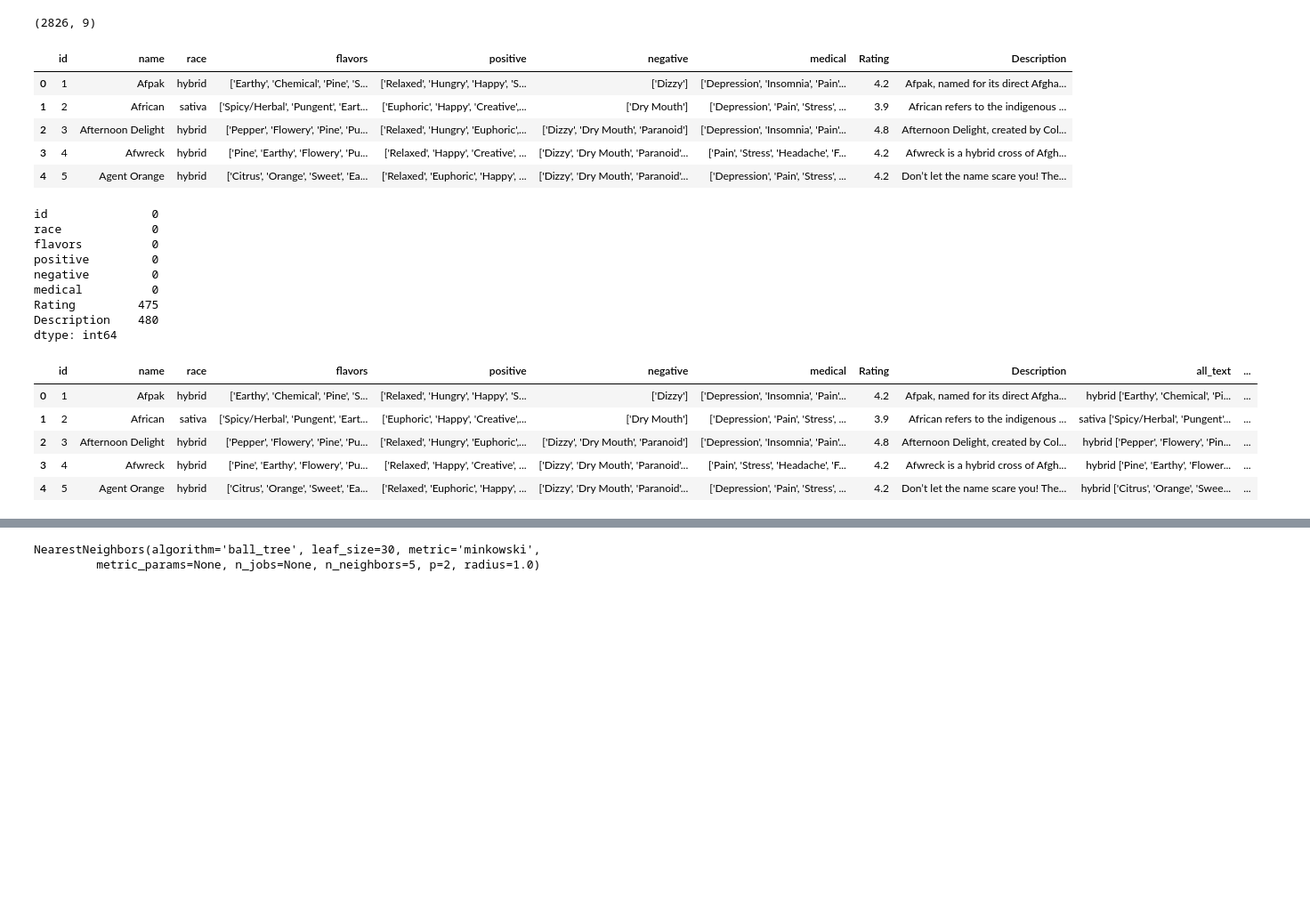
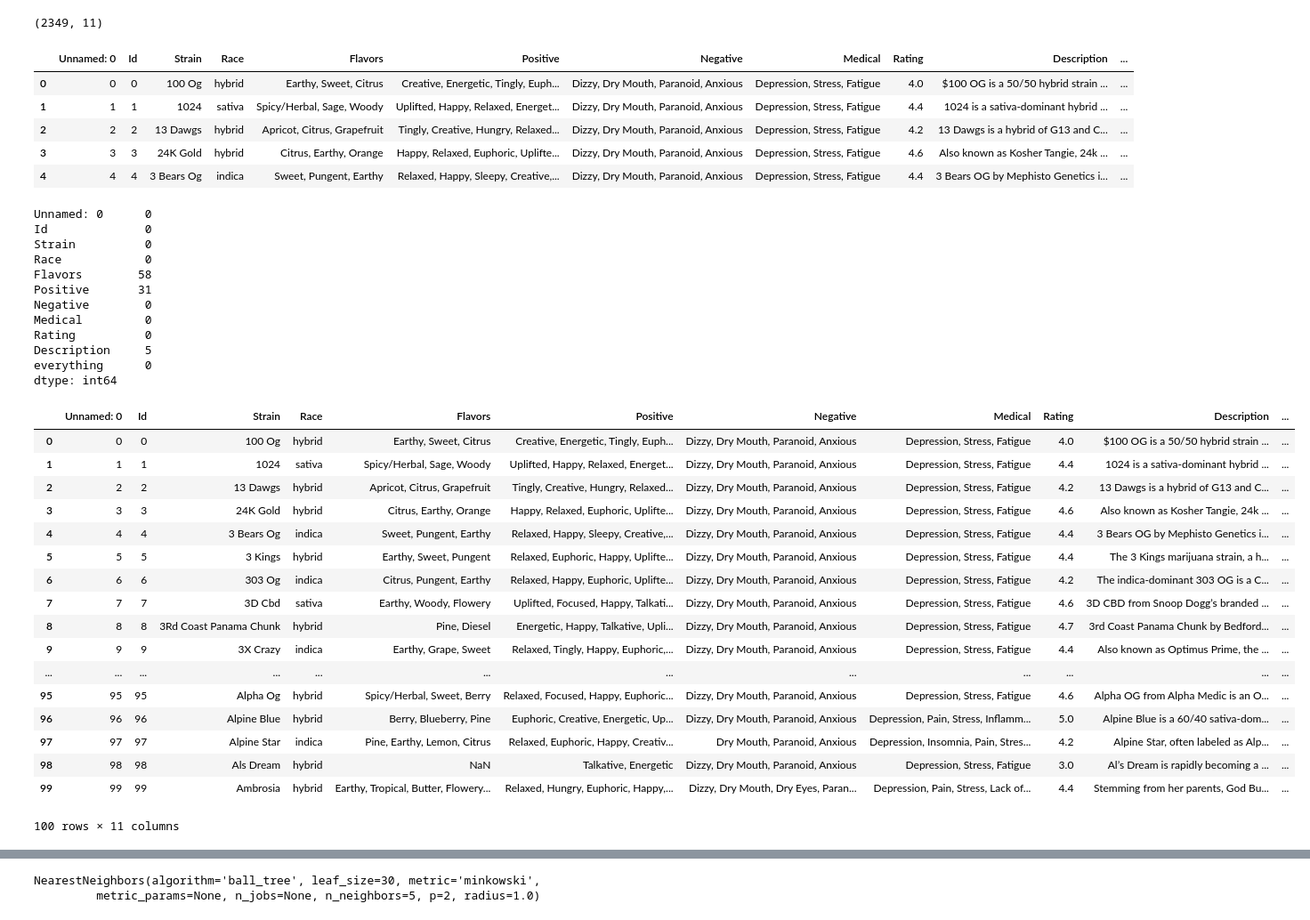
Before and after one commit to AndrewSLowe/Data-Science, a Jupyter notebook: notebooks/test_model.ipynb, the cells around one changed output, grey strips where cells are left out. Shown at 89% size. Cells and saved outputs as stored; diff of their text form; code cells hidden in the pictures; blank space fills up the shorter version.

```diff
--- a/notebooks/test_model.ipynb
+++ b/notebooks/test_model.ipynb
@@ -14,43 +34,30 @@ nlp = spacy.load("en_core_web_lg")
 # %%
-data = pd.read_csv('../merged.csv', na_values='None')
+data = pd.read_csv('../DS_strain_data.csv', na_values='None')
 # data = data.set_index('name')
 print(data.shape)
 data.head()
 # %% [output]
-(2826, 9)
+(2349, 11)
-|  | id | name | race | flavors | positive | negative | medical | Rating | Description |
-| 0 | 1 | Afpak | hybrid | ['Earthy', 'Chemical', 'Pine', 'S... | ['Relaxed', 'Hungry', 'Happy', 'S... | ['Dizzy'] | ['Depression', 'Insomnia', 'Pain'... | 4.2 | Afpak, named for its direct Afgha... |
-| 1 | 2 | African | sativa | ['Spicy/Herbal', 'Pungent', 'Eart... | ['Euphoric', 'Happy', 'Creative',... | ['Dry Mouth'] | ['Depression', 'Pain', 'Stress', ... | 3.9 | African refers to the indigenous ... |
-| 2 | 3 | Afternoon Delight | hybrid | ['Pepper', 'Flowery', 'Pine', 'Pu... | ['Relaxed', 'Hungry', 'Euphoric',... | ['Dizzy', 'Dry Mouth', 'Paranoid'] | ['Depression', 'Insomnia', 'Pain'... | 4.8 | Afternoon Delight, created by Col... |
-| 3 | 4 | Afwreck | hybrid | ['Pine', 'Earthy', 'Flowery', 'Pu... | ['Relaxed', 'Happy', 'Creative', ... | ['Dizzy', 'Dry Mouth', 'Paranoid'... | ['Pain', 'Stress', 'Headache', 'F... | 4.2 | Afwreck is a hybrid cross of Afgh... |
-| 4 | 5 | Agent Orange | hybrid | ['Citrus', 'Orange', 'Sweet', 'Ea... | ['Relaxed', 'Euphoric', 'Happy', ... | ['Dizzy', 'Dry Mouth', 'Paranoid'... | ['Depression', 'Pain', 'Stress', ... | 4.2 | Don’t let the name scare you! The... |
+|  | Unnamed: 0 | Id | Strain | Race | Flavors | Positive | Negative | Medical | Rating | Description | ... |
+| 0 | 0 | 0 | 100 Og | hybrid | Earthy, Sweet, Citrus | Creative, Energetic, Tingly, Euph... | Dizzy, Dry Mouth, Paranoid, Anxious | Depression, Stress, Fatigue | 4.0 | $100 OG is a 50/50 hybrid strain ... | ... |
+| 1 | 1 | 1 | 1024 | sativa | Spicy/Herbal, Sage, Woody | Uplifted, Happy, Relaxed, Energet... | Dizzy, Dry Mouth, Paranoid, Anxious | Depression, Stress, Fatigue | 4.4 | 1024 is a sativa-dominant hybrid ... | ... |
+| 2 | 2 | 2 | 13 Dawgs | hybrid | Apricot, Citrus, Grapefruit | Tingly, Creative, Hungry, Relaxed... | Dizzy, Dry Mouth, Paranoid, Anxious | Depression, Stress, Fatigue | 4.2 | 13 Dawgs is a hybrid of G13 and C... | ... |
+| 3 | 3 | 3 | 24K Gold | hybrid | Citrus, Earthy, Orange | Happy, Relaxed, Euphoric, Uplifte... | Dizzy, Dry Mouth, Paranoid, Anxious | Depression, Stress, Fatigue | 4.6 | Also known as Kosher Tangie, 24k ... | ... |
+| 4 | 4 | 4 | 3 Bears Og | indica | Sweet, Pungent, Earthy | Relaxed, Happy, Sleepy, Creative,... | Dizzy, Dry Mouth, Paranoid, Anxious | Depression, Stress, Fatigue | 4.4 | 3 Bears OG by Mephisto Genetics i... | ... |
 # %%
 data.isnull().sum()
 # %% [output]
-id               0
-race             0
-flavors          0
-positive         0
-negative         0
-medical          0
-Rating         475
-Description    480
+Unnamed: 0      0
+Id              0
+Strain          0
+Race            0
+Flavors        58
+Positive       31
+Negative        0
+Medical         0
+Rating          0
+Description     5
+everything      0
 dtype: int64
-# %%
-data['all_text'] = data['race'] + ' ' + data.flavors  + ' ' + data.positive  + ' ' + data.negative  + ' ' + data.medical + ' ' + str(data.Description)
 # %%
 tokenizer = Tokenizer(nlp.vocab)
-# %%
-tokens = []
-
-for doc in tokenizer.pipe(data['all_text'], batch_size=500):
-
-    doc_tokens = []
-
-    for token in doc:
-        if (token.is_stop == False) & (token.is_punct == False):
-            doc_tokens.append(token.text.lower())
-
-    tokens.append(doc_tokens)
-
-data['tokens'] = tokens
@@ -57,9 +70,21 @@ data['tokens'] = tokens
 # %%
-data.head()
+data.head(100)
 # %% [output]
-|  | id | name | race | flavors | positive | negative | medical | Rating | Description | all_text | ... |
-| 0 | 1 | Afpak | hybrid | ['Earthy', 'Chemical', 'Pine', 'S... | ['Relaxed', 'Hungry', 'Happy', 'S... | ['Dizzy'] | ['Depression', 'Insomnia', 'Pain'... | 4.2 | Afpak, named for its direct Afgha... | hybrid ['Earthy', 'Chemical', 'Pi... | ... |
-| 1 | 2 | African | sativa | ['Spicy/Herbal', 'Pungent', 'Eart... | ['Euphoric', 'Happy', 'Creative',... | ['Dry Mouth'] | ['Depression', 'Pain', 'Stress', ... | 3.9 | African refers to the indigenous ... | sativa ['Spicy/Herbal', 'Pungent'... | ... |
-| 2 | 3 | Afternoon Delight | hybrid | ['Pepper', 'Flowery', 'Pine', 'Pu... | ['Relaxed', 'Hungry', 'Euphoric',... | ['Dizzy', 'Dry Mouth', 'Paranoid'] | ['Depression', 'Insomnia', 'Pain'... | 4.8 | Afternoon Delight, created by Col... | hybrid ['Pepper', 'Flowery', 'Pin... | ... |
-| 3 | 4 | Afwreck | hybrid | ['Pine', 'Earthy', 'Flowery', 'Pu... | ['Relaxed', 'Happy', 'Creative', ... | ['Dizzy', 'Dry Mouth', 'Paranoid'... | ['Pain', 'Stress', 'Headache', 'F... | 4.2 | Afwreck is a hybrid cross of Afgh... | hybrid ['Pine', 'Earthy', 'Flower... | ... |
-| 4 | 5 | Agent Orange | hybrid | ['Citrus', 'Orange', 'Sweet', 'Ea... | ['Relaxed', 'Euphoric', 'Happy', ... | ['Dizzy', 'Dry Mouth', 'Paranoid'... | ['Depression', 'Pain', 'Stress', ... | 4.2 | Don’t let the name scare you! The... | hybrid ['Citrus', 'Orange', 'Swee... | ... |
+|  | Unnamed: 0 | Id | Strain | Race | Flavors | Positive | Negative | Medical | Rating | Description | ... |
+| 0 | 0 | 0 | 100 Og | hybrid | Earthy, Sweet, Citrus | Creative, Energetic, Tingly, Euph... | Dizzy, Dry Mouth, Paranoid, Anxious | Depression, Stress, Fatigue | 4.0 | $100 OG is a 50/50 hybrid strain ... | ... |
+| 1 | 1 | 1 | 1024 | sativa | Spicy/Herbal, Sage, Woody | Uplifted, Happy, Relaxed, Energet... | Dizzy, Dry Mouth, Paranoid, Anxious | Depression, Stress, Fatigue | 4.4 | 1024 is a sativa-dominant hybrid ... | ... |
+| 2 | 2 | 2 | 13 Dawgs | hybrid | Apricot, Citrus, Grapefruit | Tingly, Creative, Hungry, Relaxed... | Dizzy, Dry Mouth, Paranoid, Anxious | Depression, Stress, Fatigue | 4.2 | 13 Dawgs is a hybrid of G13 and C... | ... |
+| 3 | 3 | 3 | 24K Gold | hybrid | Citrus, Earthy, Orange | Happy, Relaxed, Euphoric, Uplifte... | Dizzy, Dry Mouth, Paranoid, Anxious | Depression, Stress, Fatigue | 4.6 | Also known as Kosher Tangie, 24k ... | ... |
+| 4 | 4 | 4 | 3 Bears Og | indica | Sweet, Pungent, Earthy | Relaxed, Happy, Sleepy, Creative,... | Dizzy, Dry Mouth, Paranoid, Anxious | Depression, Stress, Fatigue | 4.4 | 3 Bears OG by Mephisto Genetics i... | ... |
+| 5 | 5 | 5 | 3 Kings | hybrid | Earthy, Sweet, Pungent | Relaxed, Euphoric, Happy, Uplifte... | Dizzy, Dry Mouth, Paranoid, Anxious | Depression, Stress, Fatigue | 4.4 | The 3 Kings marijuana strain, a h... | ... |
+| 6 | 6 | 6 | 303 Og | indica | Citrus, Pungent, Earthy | Relaxed, Happy, Euphoric, Uplifte... | Dizzy, Dry Mouth, Paranoid, Anxious | Depression, Stress, Fatigue | 4.2 | The indica-dominant 303 OG is a C... | ... |
+| 7 | 7 | 7 | 3D Cbd | sativa | Earthy, Woody, Flowery | Uplifted, Focused, Happy, Talkati... | Dizzy, Dry Mouth, Paranoid, Anxious | Depression, Stress, Fatigue | 4.6 | 3D CBD from Snoop Dogg’s branded ... | ... |
+| 8 | 8 | 8 | 3Rd Coast Panama Chunk | hybrid | Pine, Diesel | Energetic, Happy, Talkative, Upli... | Dizzy, Dry Mouth, Paranoid, Anxious | Depression, Stress, Fatigue | 4.7 | 3rd Coast Panama Chunk by Bedford... | ... |
+| 9 | 9 | 9 | 3X Crazy | indica | Earthy, Grape, Sweet | Relaxed, Tingly, Happy, Euphoric,... | Dizzy, Dry Mouth, Paranoid, Anxious | Depression, Stress, Fatigue | 4.4 | Also known as Optimus Prime, the ... | ... |
+| ... | ... | ... | ... | ... | ... | ... | ... | ... | ... | ... | ... |
+| 95 | 95 | 95 | Alpha Og | hybrid | Spicy/Herbal, Sweet, Berry | Relaxed, Focused, Happy, Euphoric... | Dizzy, Dry Mouth, Paranoid, Anxious | Depression, Stress, Fatigue | 4.6 | Alpha OG from Alpha Medic is an O... | ... |
+| 96 | 96 | 96 | Alpine Blue | hybrid | Berry, Blueberry, Pine | Euphoric, Creative, Energetic, Up... | Dizzy, Dry Mouth, Paranoid, Anxious | Depression, Pain, Stress, Inflamm... | 5.0 | Alpine Blue is a 60/40 sativa-dom... | ... |
+| 97 | 97 | 97 | Alpine Star | indica | Pine, Earthy, Lemon, Citrus | Relaxed, Euphoric, Happy, Creativ... | Dry Mouth, Paranoid, Anxious | Depression, Insomnia, Pain, Stres... | 4.2 | Alpine Star, often labeled as Alp... | ... |
+| 98 | 98 | 98 | Als Dream | hybrid | NaN | Talkative, Energetic | Dizzy, Dry Mouth, Paranoid, Anxious | Depression, Stress, Fatigue | 3.0 | Al’s Dream is rapidly becoming a ... | ... |
+| 99 | 99 | 99 | Ambrosia | hybrid | Earthy, Tropical, Butter, Flowery... | Relaxed, Hungry, Euphoric, Happy,... | Dizzy, Dry Mouth, Dry Eyes, Paran... | Depression, Pain, Stress, Lack of... | 4.4 | Stemming from her parents, God Bu... | ... |
+100 rows × 11 columns
```
Also changed, not shown: parts of 18 cells of this notebook, 3 other files.
